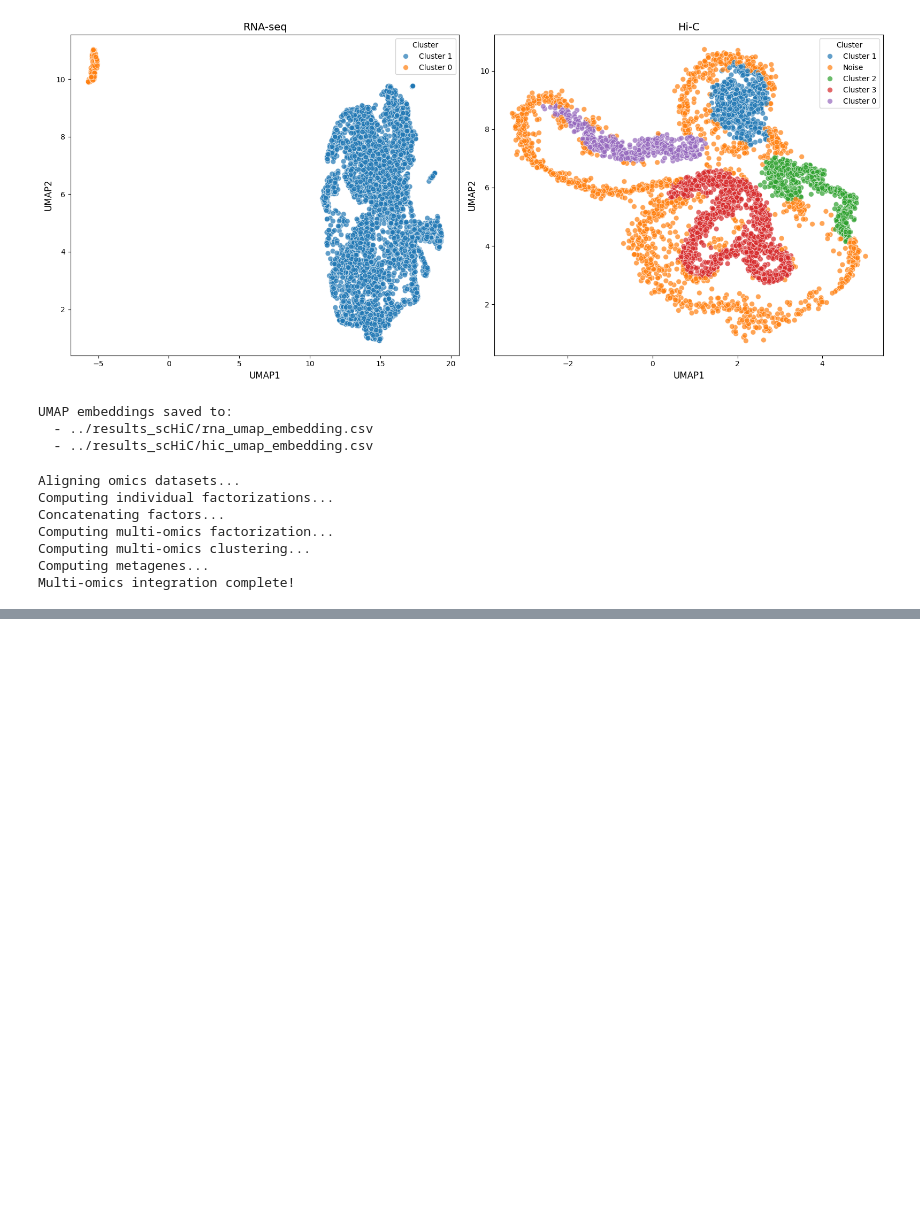
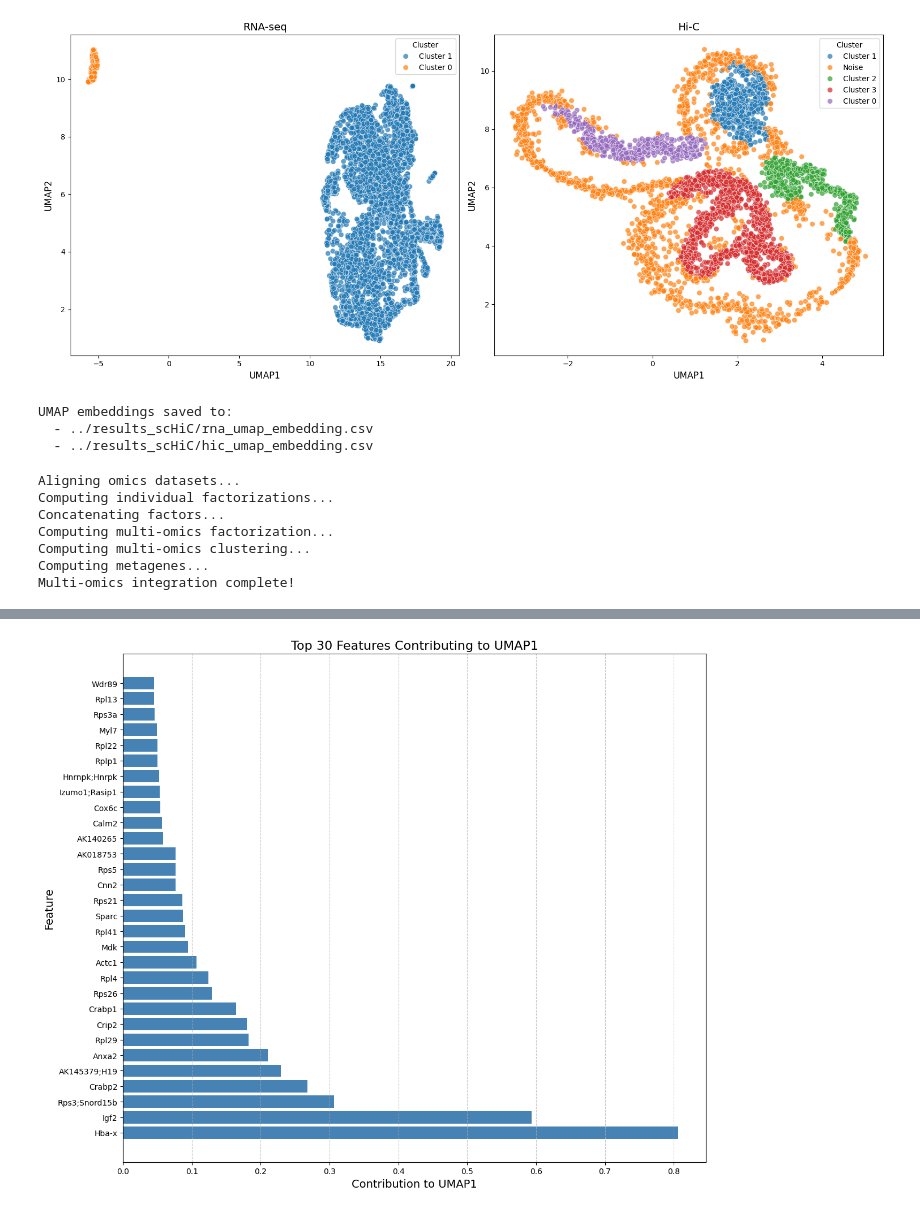
Before and after one commit to hirscheylab/umap_multiomics_integration, a Jupyter notebook: scripts/06_scHiC.ipynb, the cells around one changed output, grey strips where cells are left out. Drawn from its saved outputs; the diff is of its cells as text; code cells hidden in the pictures; blank space fills up the shorter version.

```diff
--- a/scripts/06_scHiC.ipynb
+++ b/scripts/06_scHiC.ipynb
@@ -605,0 +664,5 @@ plot_metagenes(result, umap_dim=1)
+# %%
+# Features associated with X-axis
+plot_metagenes(result, umap_dim=1, top_n=30)
+# %% [output]
+[figure, added]
```
Also changed, not shown: parts of 17 cells of this notebook, 30 other files.
